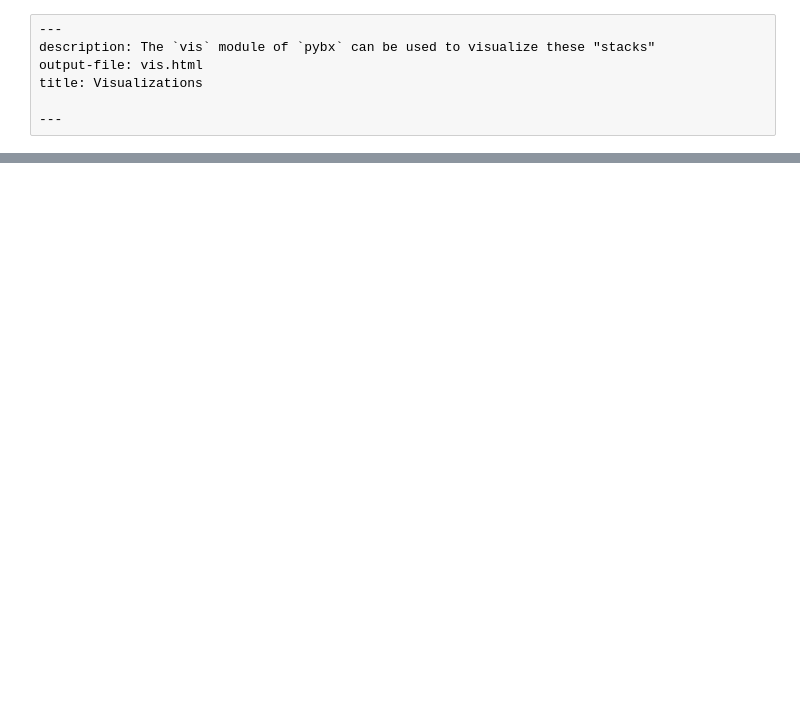
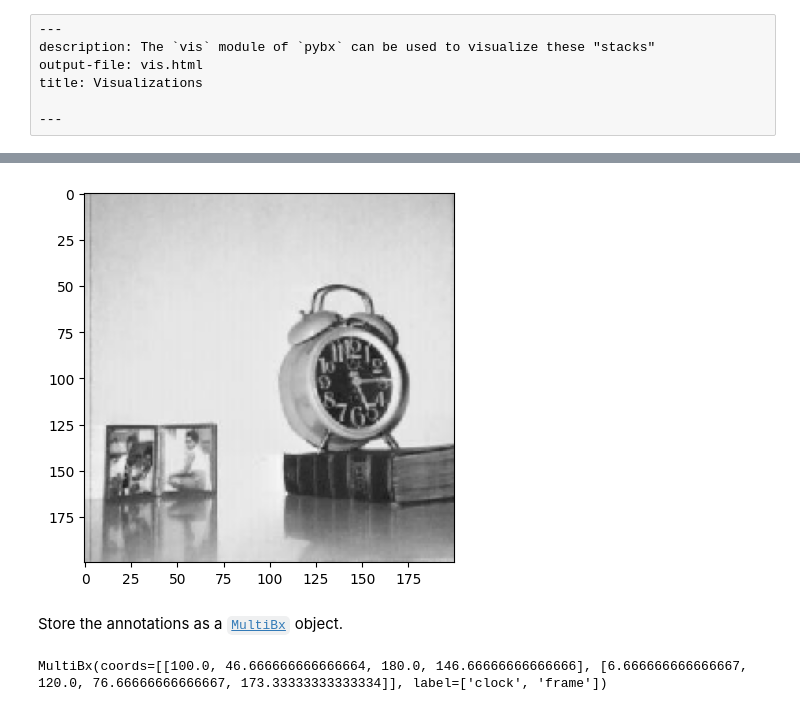
Before and after one commit to thatgeeman/pybx, a Jupyter notebook: _proc/05_vis.ipynb, the cells around one changed output, grey strips where cells are left out. Drawn from its saved outputs; the diff is of its cells as text; code cells hidden in the pictures; blank space fills up the shorter version.

```diff
--- a/_proc/05_vis.ipynb
+++ b/_proc/05_vis.ipynb
@@ -9,0 +12,2 @@ title: Visualizations
+# %%
+im, ann, lgt, clr = get_example(image_sz=(200, 200, 3), pth='../data', img_fn='image.jpg')
@@ -9,0 +34,10 @@ title: Visualizations
+# %%
+_ = plt.imshow(im)
+# %% [output]
+[figure, added]
+# %% [markdown]
+Store the annotations as a [`MultiBx`](https://thatgeeman.github.io/pybx/basics.html#multibx) object.
+# %%
+get_bx(ann)
+# %% [output]
+MultiBx(coords=[[100.0, 46.666666666666664, 180.0, 146.66666666666666], [6.666666666666667, 120.0, 76.66666666666667, 173.33333333333334]], label=['clock', 'frame'])
```
Also changed, not shown: parts of 26 cells of this notebook, 29 other files.
